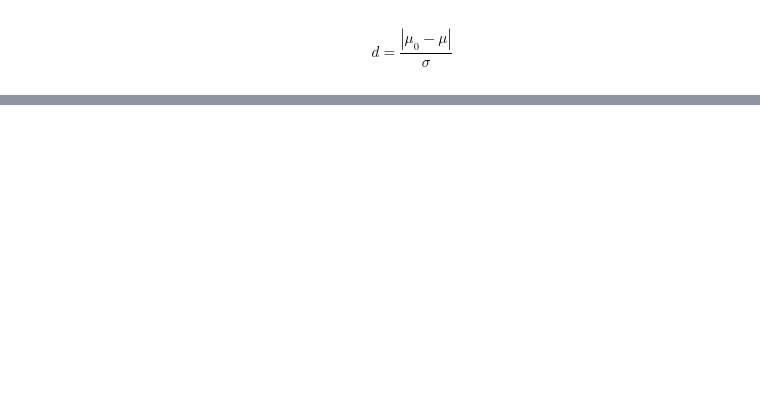
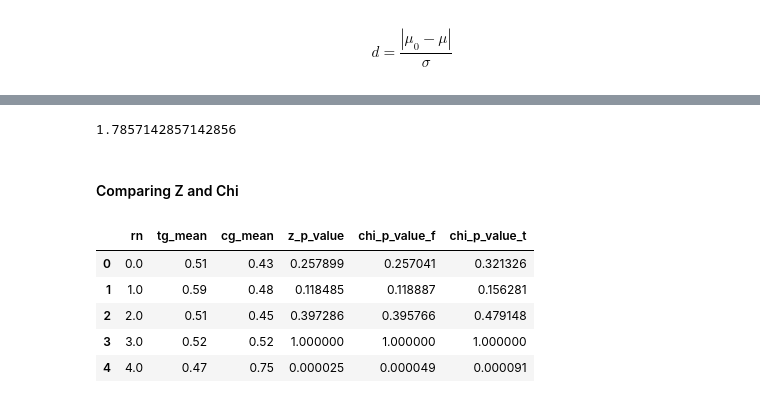
Before and after one commit to Aziko13/Statistics, a Jupyter notebook: 3. Two Groups (Categorical)/Python scripts/3. Two Groups Cat .ipynb, the cells around one changed output, grey strips where cells are left out. Cells and saved outputs as stored; diff of their text form; code cells hidden in the pictures; blank space fills up the shorter version.

```diff
--- a/3. Two Groups (Categorical)/Python scripts/3. Two Groups Cat .ipynb
+++ b/3. Two Groups (Categorical)/Python scripts/3. Two Groups Cat .ipynb
@@ -151,0 +107,6 @@ T = \frac{\mu_{tg} - \mu_{cg}}{\sqrt{\frac{s_{tg}+s_{cg}}{n}}} = \frac{(\mu_{tg}
+# %%
+(33-36)**2/36+(39-36)**2/36+(17-14)**2/14+(11-14)**2/14
+# %% [output]
+1.7857142857142856
+# %% [markdown]
+#### Comparing Z and Chi
@@ -151,0 +145,9 @@ T = \frac{\mu_{tg} - \mu_{cg}}{\sqrt{\frac{s_{tg}+s_{cg}}{n}}} = \frac{(\mu_{tg}
+# %%
+res.head()
+# %% [output]
+|  | rn | tg_mean | cg_mean | z_p_value | chi_p_value_f | chi_p_value_t |
+| 0 | 0.0 | 0.51 | 0.43 | 0.257899 | 0.257041 | 0.321326 |
+| 1 | 1.0 | 0.59 | 0.48 | 0.118485 | 0.118887 | 0.156281 |
+| 2 | 2.0 | 0.51 | 0.45 | 0.397286 | 0.395766 | 0.479148 |
+| 3 | 3.0 | 0.52 | 0.52 | 1.000000 | 1.000000 | 1.000000 |
+| 4 | 4.0 | 0.47 | 0.75 | 0.000025 | 0.000049 | 0.000091 |
```
Also changed, not shown: parts of 53 cells of this notebook.
